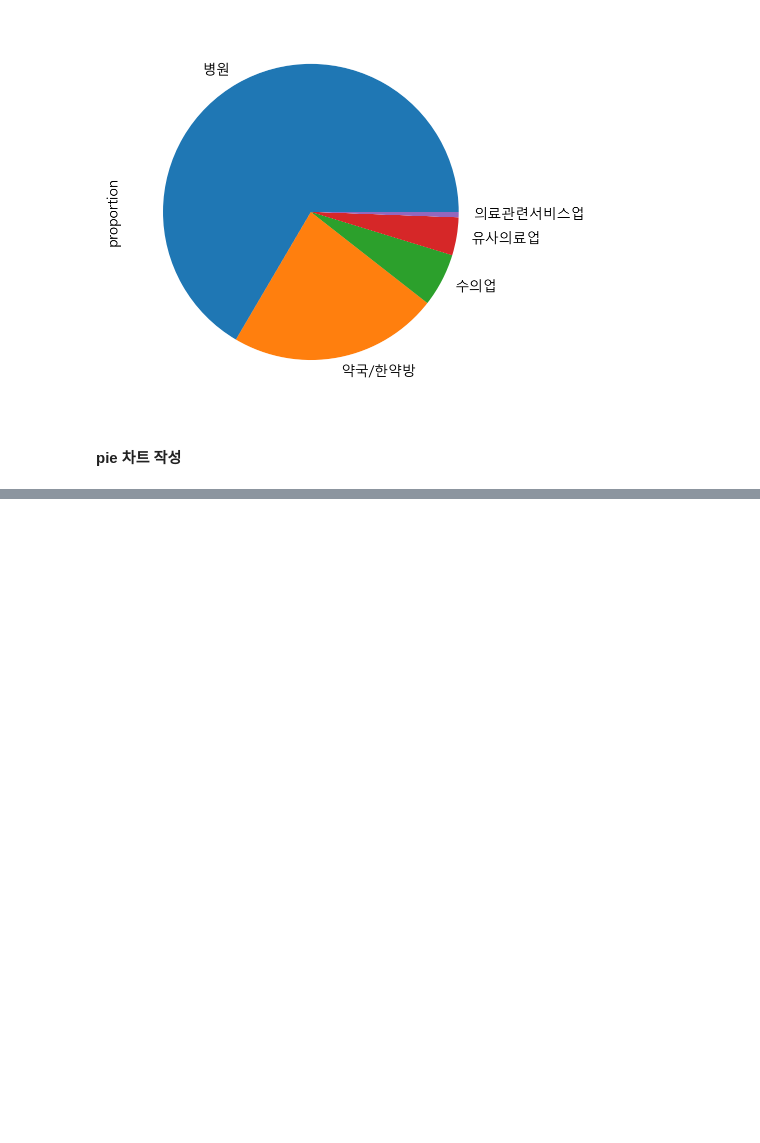
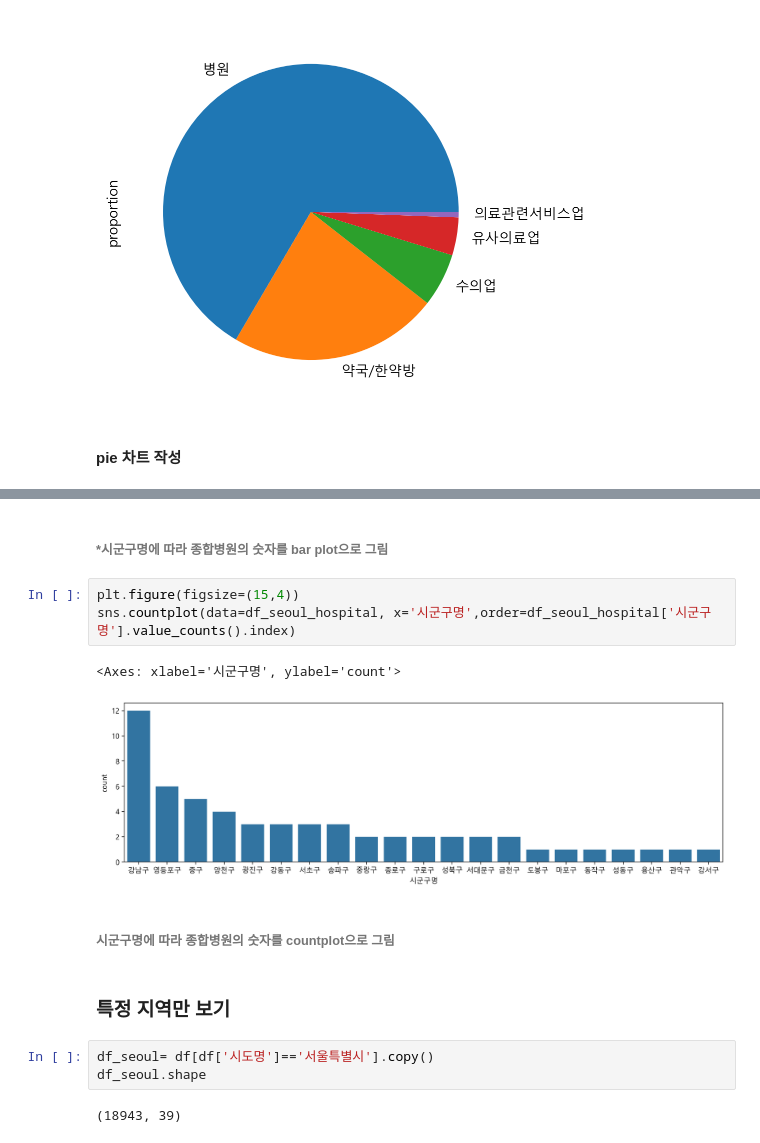
Before and after one commit to TAYKang1008/BAF-17-FRESH-Edu, a Jupyter notebook: 17기 신입교육세션 과제1_강태희.ipynb, the cells around one changed output, grey strips where cells are left out. Cells and saved outputs as stored; diff of their text form; blank space fills up the shorter version.

```diff
--- a/17기 신입교육세션 과제1_강태희.ipynb
+++ b/17기 신입교육세션 과제1_강태희.ipynb
@@ -534,0 +790,17 @@ n.plot.pie()
+# %% [markdown]
+###### *시군구명에 따라 종합병원의 숫자를 bar plot으로 그림
+# %%
+plt.figure(figsize=(15,4))
+sns.countplot(data=df_seoul_hospital, x='시군구명',order=df_seoul_hospital['시군구명'].value_counts().index)
+# %% [output]
+<Axes: xlabel='시군구명', ylabel='count'>
+[figure, added]
+# %% [markdown]
+###### 시군구명에 따라 종합병원의 숫자를 countplot으로 그림
+# %% [markdown]
+### 특정 지역만 보기
+# %%
+df_seoul= df[df['시도명']=='서울특별시'].copy()
+df_seoul.shape
+# %% [output]
+(18943, 39)
```
Also changed, not shown: parts of 51 cells of this notebook.
